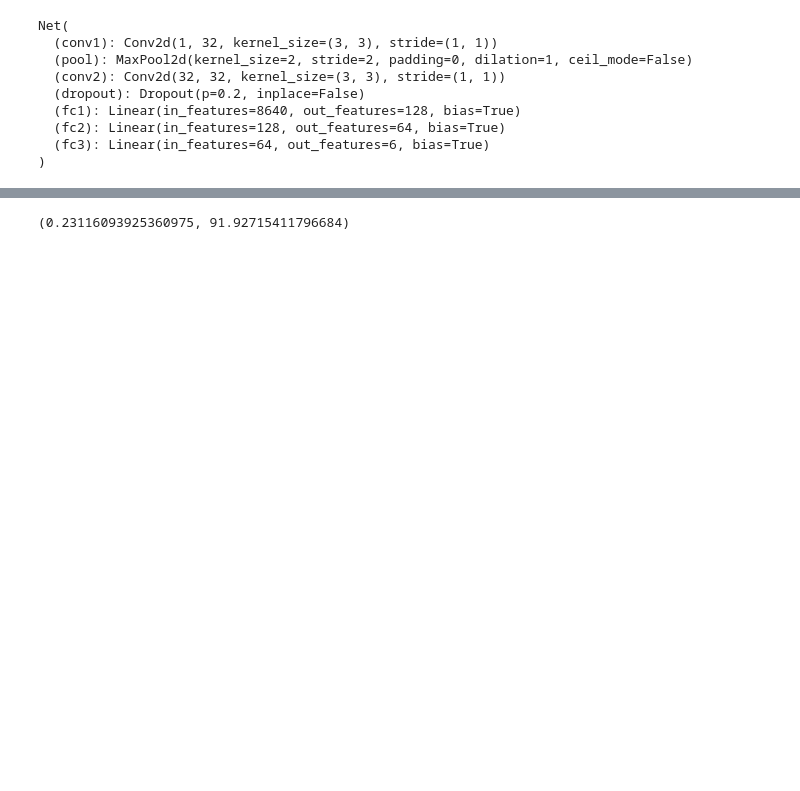
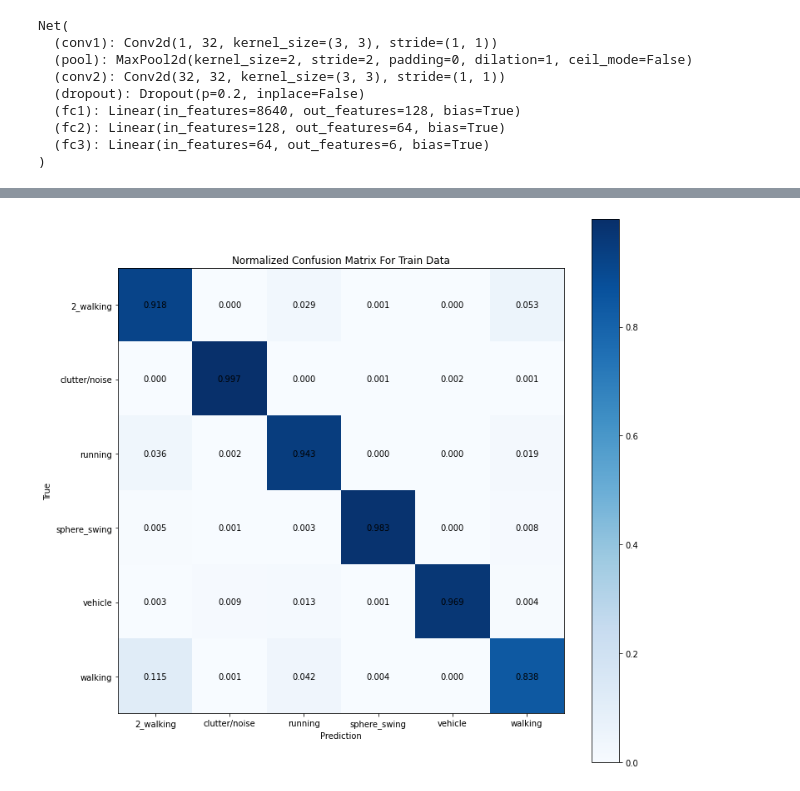
Before and after one commit to nemashy/Masters-Nyasha, a Jupyter notebook: Training/CNN Training.ipynb, the cells around one changed output, grey strips where cells are left out. Cells and saved outputs as stored; diff of their text form; code cells hidden in the pictures; blank space fills up the shorter version.

Commit message:
Added code for prediction error analysis.

```diff
--- a/Training/CNN Training.ipynb
+++ b/Training/CNN Training.ipynb
@@ -158,5 +158,5 @@ Net(
   (fc3): Linear(in_features=64, out_features=6, bias=True)
 )
 # %%
-train_model(80, train_loader, val_loader, criterion, optimizer, device, model_on_device)
+train_model(100, train_loader, val_loader, criterion, optimizer, device, model_on_device)
 # %% [output]
@@ -185,5 +185,16 @@ torch.onnx.export(model_on_device, dummy_input, "output/model.onnx")
+# %%
+model_on_device = torch.load( "model_cnn.pth")
+# %%
+transform = transforms.Compose(
+    [
+    transforms.ToTensor()
+    ])
+# Create the datasets
+train_dataset = HAVSDataset(x_train, y_train, transform=transform)
+val_dataset = HAVSDataset(x_val, y_val, transform=transform)
 # %%
 # Evaluate model performance on test data
-evaluate_model(test_loader, device, model_on_device, criterion)
+#from training_functions import *
+_,_,errors,  y_pred_errors, y_true_errors = evaluate_model(train_loader, device, model_on_device, criterion, train_dataset, 'Train')
 # %% [output]
-(0.23116093925360975, 91.92715411796684)
+[figure, added]
```
Also changed, not shown: parts of 19 cells of this notebook, 10 other files.
